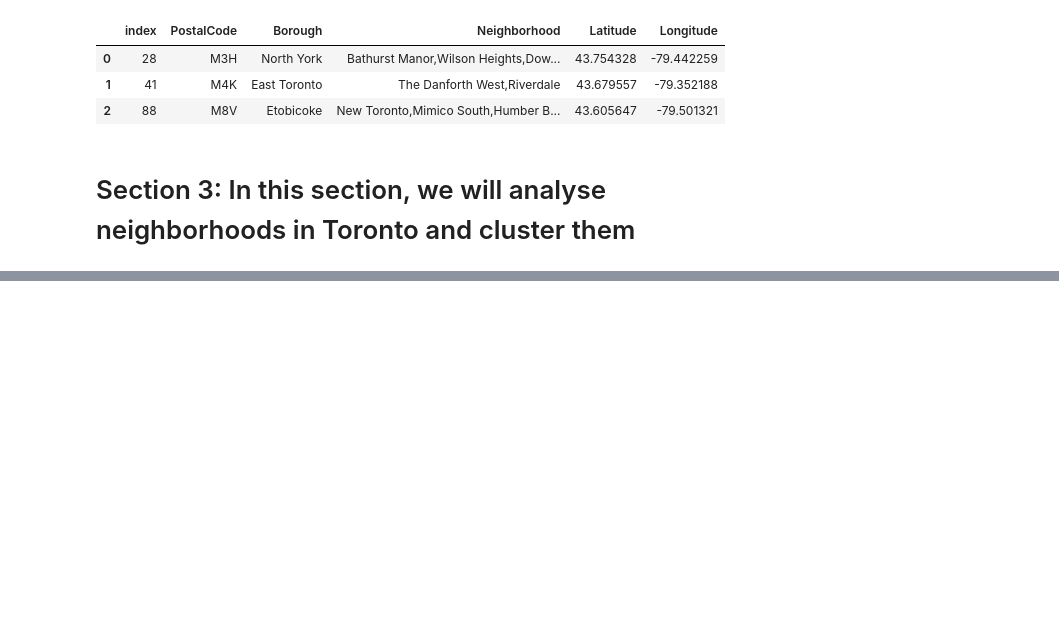
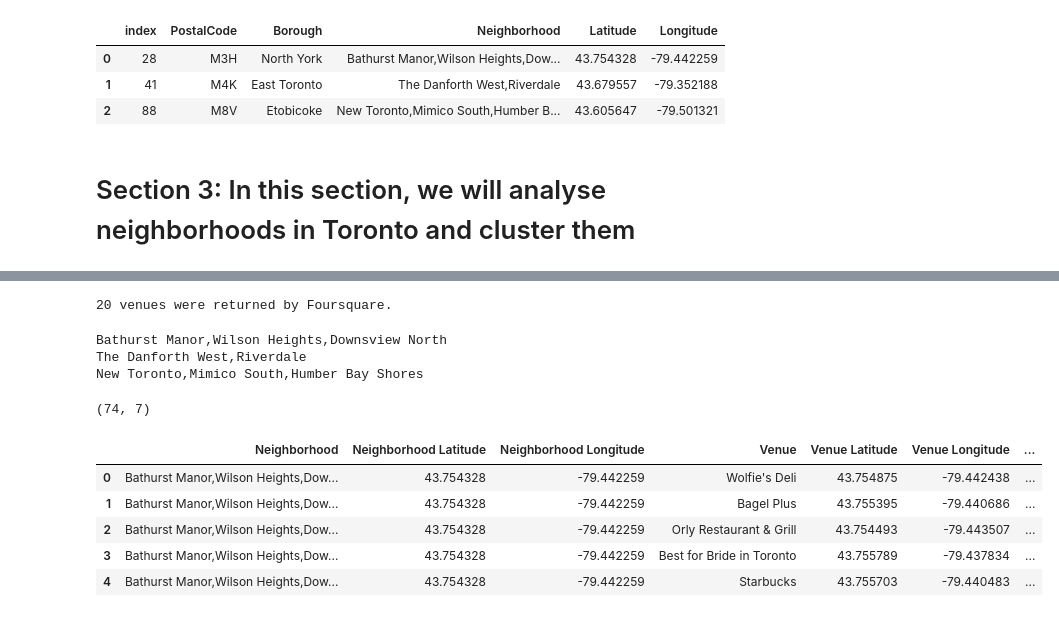
Before and after one commit to owaiskerney/Coursera_Capstone, a Jupyter notebook: Web Scraping.ipynb, the cells around one changed output, grey strips where cells are left out. Cells and saved outputs as stored; diff of their text form; code cells hidden in the pictures; blank space fills up the shorter version.

```diff
--- a/Web Scraping.ipynb
+++ b/Web Scraping.ipynb
@@ -140,0 +194,12 @@ print('CLIENT_SECRET:' + CLIENT_SECRET)
+# %%
+# function that extracts the category of the venue
+def get_category_type(row):
+    try:
+        categories_list = row['categories']
+    except:
+        categories_list = row['venue.categories']
+
+    if len(categories_list) == 0:
+        return None
+    else:
+        return categories_list[0]['name']
@@ -140,0 +229,4 @@ print('CLIENT_SECRET:' + CLIENT_SECRET)
+# %%
+print('{} venues were returned by Foursquare.'.format(nearby_venues.shape[0]))
+# %% [output]
+20 venues were returned by Foursquare.
@@ -140,0 +273,22 @@ print('CLIENT_SECRET:' + CLIENT_SECRET)
+# %%
+# type your answer here
+
+toronto_venues = getNearbyVenues(names=out['Neighborhood'],
+                                   latitudes=out['Latitude'],
+                                   longitudes=out['Longitude']
+                                  )
+# %% [output]
+Bathurst Manor,Wilson Heights,Downsview North
+The Danforth West,Riverdale
+New Toronto,Mimico South,Humber Bay Shores
+# %%
+print(toronto_venues.shape)
+toronto_venues.head()
+# %% [output]
+(74, 7)
+|  | Neighborhood | Neighborhood Latitude | Neighborhood Longitude | Venue | Venue Latitude | Venue Longitude | ... |
+| 0 | Bathurst Manor,Wilson Heights,Dow... | 43.754328 | -79.442259 | Wolfie's Deli | 43.754875 | -79.442438 | ... |
+| 1 | Bathurst Manor,Wilson Heights,Dow... | 43.754328 | -79.442259 | Bagel Plus | 43.755395 | -79.440686 | ... |
+| 2 | Bathurst Manor,Wilson Heights,Dow... | 43.754328 | -79.442259 | Orly Restaurant & Grill | 43.754493 | -79.443507 | ... |
+| 3 | Bathurst Manor,Wilson Heights,Dow... | 43.754328 | -79.442259 | Best for Bride in Toronto | 43.755789 | -79.437834 | ... |
+| 4 | Bathurst Manor,Wilson Heights,Dow... | 43.754328 | -79.442259 | Starbucks | 43.755703 | -79.440483 | ... |
```
Also changed, not shown: parts of 24 cells of this notebook.
